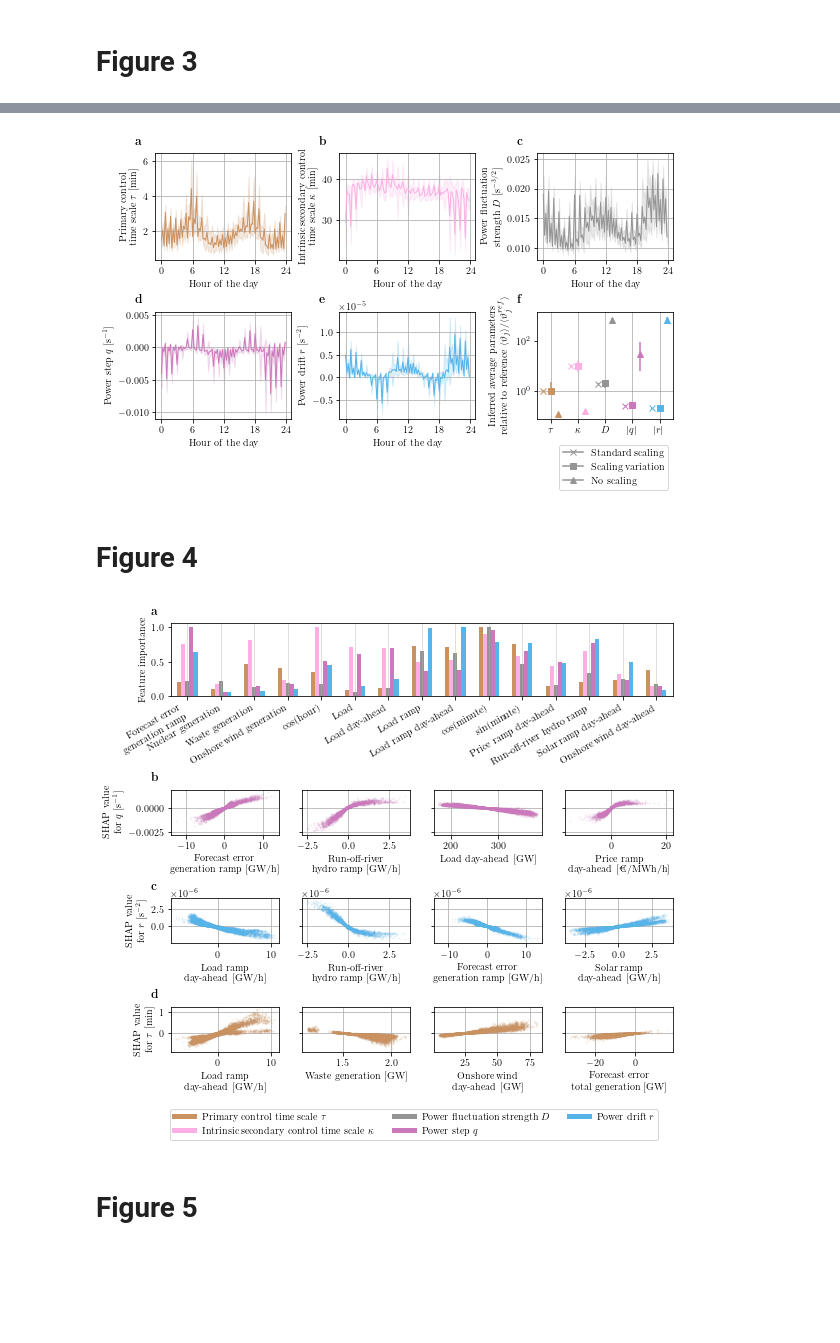
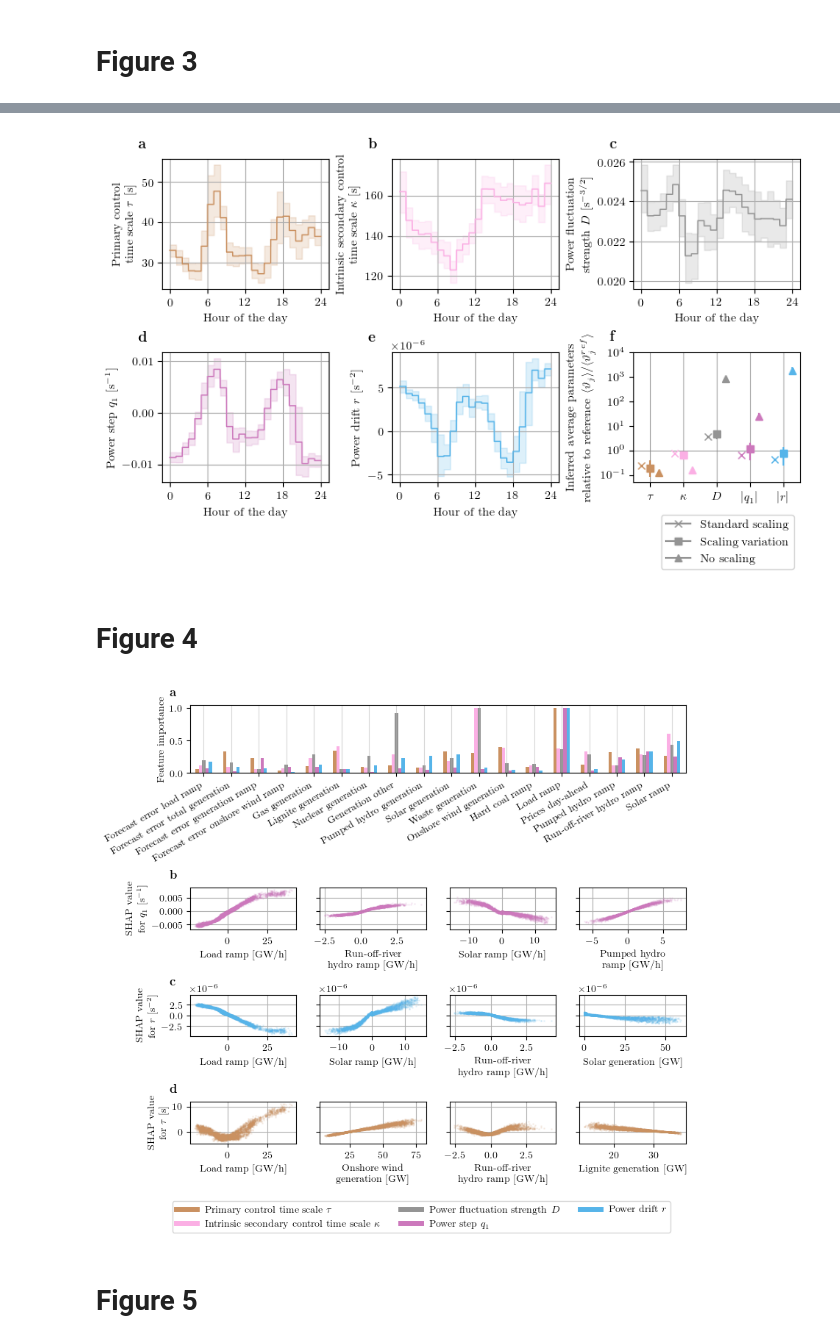
Before and after one commit to johkruse/PIML-for-grid-frequency-modelling, a Jupyter notebook: notebooks/paper_plots.ipynb, the cells around one changed output, grey strips where cells are left out. Drawn from its saved outputs; the diff is of its cells as text; code cells hidden in the pictures; blank space fills up the shorter version.

```diff
--- a/notebooks/paper_plots.ipynb
+++ b/notebooks/paper_plots.ipynb
@@ -681,18 +641,18 @@ axs_labels = [r'\textbf{a}', r'\textbf{b}', r'\textbf{c}', r'\textbf{d}',r'\text
 ######################
 # daily profiles of parameters
 
-n_interval_per_hour = 3600 // 900
+n_interval_per_hour = 1
 
 
-for i,name in enumerate(param_names[3:]):
+for i,name in enumerate(param_names_short[3:]):
 
     ax = fig.add_subplot(gs[i//3,i%3])
-    ax.plot(np.arange(24*n_interval_per_hour)/n_interval_per_hour,
-            p_daily_means.loc[:,name].values*param_rescaling[name],
+    ax.plot(np.arange(0,24,1/60)/n_interval_per_hour,
+            p_daily_means.reset_index().reindex(np.arange(0,24,1/60)).ffill().loc[:,name].values*param_rescaling[name],
             c=param_colors[name], lw=1)
-    ax.fill_between(np.arange(24*n_interval_per_hour)/n_interval_per_hour,
-                    p_daily_q25.loc[:,name].values*param_rescaling[name],
-                    p_daily_q75.loc[:,name].values*param_rescaling[name],
+    ax.fill_between(np.arange(0,24,1/60)/n_interval_per_hour,
+                    p_daily_q25.reset_index().reindex(np.arange(0,24,1/60)).ffill().loc[:,name].values*param_rescaling[name],
+                    p_daily_q75.reset_index().reindex(np.arange(0,24,1/60)).ffill().loc[:,name].values*param_rescaling[name],
                     alpha=0.2, edgecolor=param_colors[name], facecolor=param_colors[name])
     ax.set_ylabel(param_display_names_units[name])
     ax.grid()
@@ -708,7 +668,7 @@ for i,name in enumerate(param_names[3:]):
 ax = fig.add_subplot(gs[1,2])
 
 for i, prop in enumerate(['main_model', 'scaling_variation', 'no_scaling']):
-        for j, param in enumerate(param_names[3:]):
+        for j, param in enumerate(param_names_short[3:]):
                 mean_val = relative_parameter_means[relative_parameter_means.property==prop].loc[:,param].abs().mean()
                 min_val = relative_parameter_means[relative_parameter_means.property==prop].loc[:,param].abs().min()
                 max_val = relative_parameter_means[relative_parameter_means.property==prop].loc[:,param].abs().max()
@@ -718,8 +678,9 @@ for i, prop in enumerate(['main_model', 'scaling_variation', 'no_scaling']):
 
 
 ax.set_xticks([0,1,2,3,4])
-ax.set_xticklabels([param_display_names_abs[param] for param in param_names[3:]])
+ax.set_xticklabels([param_display_names_abs[param] for param in param_names_short[3:]])
 ax.set_yscale('log')
+ax.set_yticks([1e-1,1e0,1e1,1e2,1e3, 1e4])
 ax.set_ylabel('Inferred average parameters \nrelative to reference '+ r'$\langle \vartheta_j \rangle / \langle \vartheta_j^{ref} \rangle$')
 ax.text(0.0, 1.0, axs_labels[-1], transform=ax.transAxes + trans,
             fontsize='large', va='bottom')
@@ -736,14 +697,12 @@ ax.legend(handles=legend_elements, bbox_to_anchor=(1,-0.2,0,0), ncol=1)
 
 plt.savefig('./figures/fig3.pdf', bbox_inches='tight')
 # %% [output]
-[figure, old version]
+[figure, new version]
 # %% [markdown]
 # Figure 4
 # %%
-model_name = 'full'
-cols = full_cols
-tmax = 900
-model_dir = './results/CE/version_{}/{}/{}/'.format(version,model_name, tmax)
+model_name = 'ex_post'
+cols = expost_cols
 
 fig = plt.figure(figsize=(8,7.5),constrained_layout=True)
 
@@ -758,10 +717,6 @@ n_features= 8
 # selected features for dependency plots
 # 4 most important, without hour/minute features and double features due to actual/day-ahead removed
 
-features_to_plot = {'q':['forecast_error_total_gen_ramp', 'run_off_hydro_ramp', 'load_day_ahead', 'price_ramp_day_ahead'],
-                    'r':['load_ramp_day_ahead', 'run_off_hydro_ramp', 'forecast_error_total_gen_ramp', 'solar_ramp_day_ahead'],
-                    'tau':['load_ramp_day_ahead', 'gen_waste',  'wind_on_day_ahead',  'forecast_error_total_gen']
-                    }
 
 ##########################
 # Feature importances
@@ -769,21 +724,23 @@ features_to_plot = {'q':['forecast_error_total_gen_ramp', 'run_off_hydro_ramp',
 ax = fig.add_subplot(gs[0, :])
 
 # Setup
-shap_vals_abs=pd.DataFrame(index=cols, columns=param_names[3:])
+shap_vals_abs=pd.DataFrame(index=cols, columns=param_names_short[3:])
+shap_vals_max=pd.DataFrame(index=cols, columns=param_names_short[3:])
 important_features = []
 
 # Create set of unique important features
-for i,param in enumerate(param_names[3:]):
-    shap_vals=pd.read_hdf(model_dir+'shap_values_{}_long.h5'.format(param))
-    important_features+= list(shap_vals.abs().mean().sort_values(ascending=False).iloc[:n_features].index)
-    shap_vals_abs.loc[:,param] = shap_vals.abs().mean()
+for i,param in enumerate(param_names_short[3:]):
+    shap_vals=pd.read_hdf(model_dir.format(model_name)+'shap_values_{}_long.h5'.format(param))
+    important_features+= list(shap_vals.abs().median().sort_values(ascending=False).iloc[:n_features].index)
+    shap_vals_abs.loc[:,param] = shap_vals.abs().median()
+    shap_vals_max.loc[:,param] = shap_vals.abs().max()
 
 important_features = np.unique(important_features)
 shap_vals_abs = shap_vals_abs / shap_vals_abs.max()
-shap_vals_abs = shap_vals_abs.loc[important_features].rename(index=input_col_names)
+shap_vals_abs = shap_vals_abs.loc[important_features]
 
 # make feature importance bar plots
-g= sns.barplot(data=shap_vals_abs.unstack().reset_index(),
+g= sns.barplot(data=shap_vals_abs.rename(index=input_col_names).unstack().reset_index(),
             x='level_1',y=0,hue='level_0',ax=ax,
             palette=param_colors, saturation=1, width=0.6)
 g.legend_.remove()
@@ -806,42 +763,49 @@ ax.text(0.0, 1.0, axs_labels[0], transform=ax.transAxes + trans,
 ##########################
 # Dependency plots
 
+features_to_plot = {'q1':shap_vals_abs.loc[:,'q1'].sort_values().iloc[::-1].head(4).index,
+                    'r':shap_vals_abs.loc[:,'r'].sort_values().iloc[::-1].head(4).index,
+                    'tau':shap_vals_abs.loc[:,'tau'].sort_values().iloc[::-1].head(4).index
+                    }
+
+
 for i, (param, feature_list) in enumerate(features_to_plot.items()):
 
-    shap_vals=pd.read_hdf(model_dir+'shap_values_{}_long.h5'.format(param))
-    X_data = X_test.loc[shap_vals.index, cols]
+    shap_vals=pd.read_hdf(model_dir.format(model_name)+'shap_values_{}_long.h5'.format(param))
+    X_data = dfs['X_test'].loc[shap_vals.index, cols]
 
     for j,feature in enumerate(feature_list):
 
         if feature!='':
 
             if j==0:
                 ax = fig.add_subplot(gs[1+i, j])
             else:
                 ax = fig.add_subplot(gs[1+i, j],sharey=ax_old)
                 plt.setp(ax.get_yticklabels(), visible=False)
-            ax.plot(X_data.mul(input_rescale_factors).loc[:,feature], shap_vals.loc[:, feature]*param_rescaling[param], '.',
+            ax.plot(X_data.mul(input_rescale_factors).loc[:,feature],
+                    shap_vals.loc[:, feature]*param_rescaling[param], '.',
                     rasterized=True, c=param_colors[param], ms=2, alpha=0.1)
             ax.set_xlabel(input_col_names_units[feature])
             ax.grid()
 
 
             if j==0:
                 ax.set_ylabel('SHAP value \nfor {}'.format(param_display_names_short[param]))
                 ax.text(0.0, 1.0, axs_labels[1+i], transform=ax.transAxes + trans,
                         fontsize='large', va='bottom')
             ax_old = ax
 
 
 ###########################
 
 ax = fig.add_subplot(gs[-1, :])
 ax.set_axis_off()
 ax.legend(handles=legend_elements, bbox_to_anchor=(0.98,0), ncol=3, fontsize=10,columnspacing=2)
 
-plt.savefig('./figures/fig4.pdf', bbox_inches='tight', dpi=300 )
+plt.savefig('./figures/fig4.pdf', bbox_inches='tight')
 # %% [output]
-[figure, old version]
+[figure, new version]
 # %% [markdown]
 # Figure 5
 # %%
```
Also changed, not shown: parts of 25 cells of this notebook, 15 other files.
